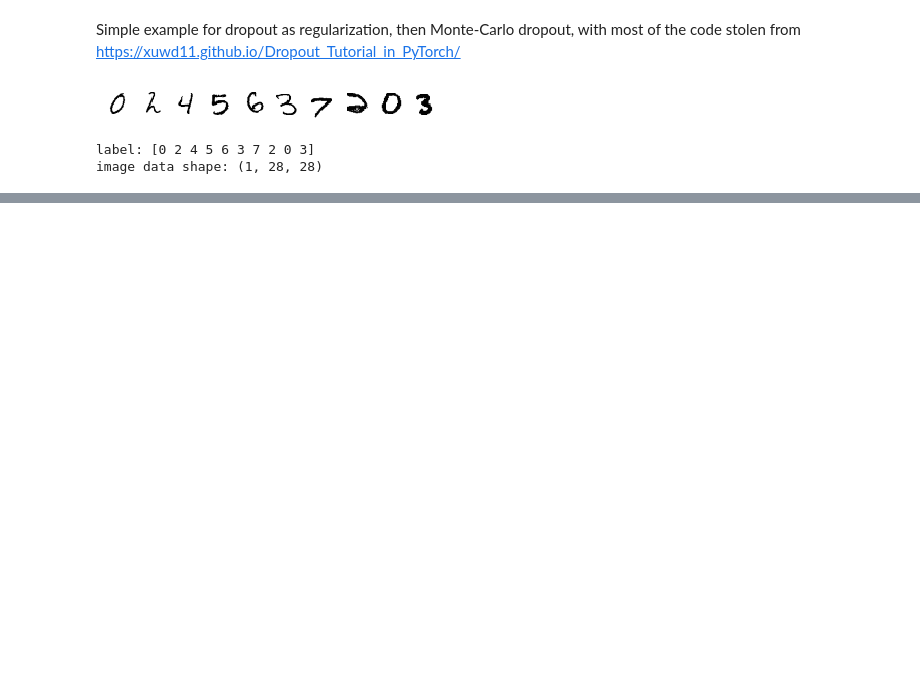
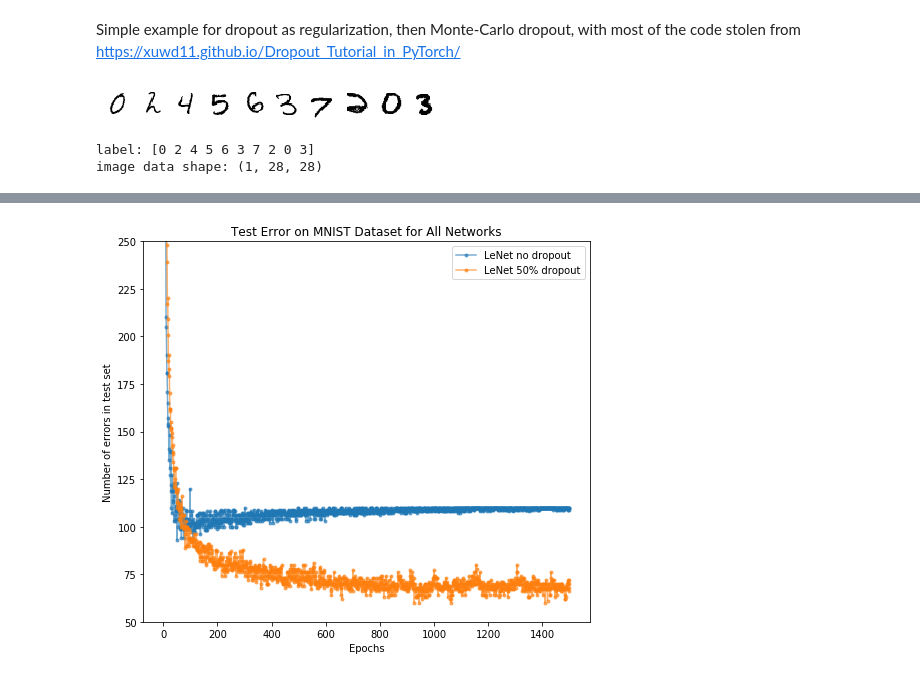
Before and after one commit to WolfgangWaltenberger/winterschool, a Jupyter notebook: MCDropout.ipynb, the cells around one changed output, grey strips where cells are left out. Drawn from its saved outputs; the diff is of its cells as text; code cells hidden in the pictures; blank space fills up the shorter version.

```diff
--- a/MCDropout.ipynb
+++ b/MCDropout.ipynb
@@ -165,0 +181,15 @@ FileNotFoundError: ignored
+# %%
+labels = ['LeNet no dropout',
+          'LeNet 50% dropout']
+
+plt.figure(figsize=(8, 7))
+for i, r in enumerate(lenet1_test_errors.tolist()):
+    plt.plot(range(1, len(r)+1), r, '.-', label=labels[i], alpha=0.6);
+plt.ylim([50, 250]);
+plt.legend(loc=1);
+plt.xlabel('Epochs');
+plt.ylabel('Number of errors in test set');
+plt.title('Test Error on MNIST Dataset for All Networks')
+plt.show()
+# %% [output]
+[figure, added]
```
Also changed, not shown: parts of 11 cells of this notebook.
